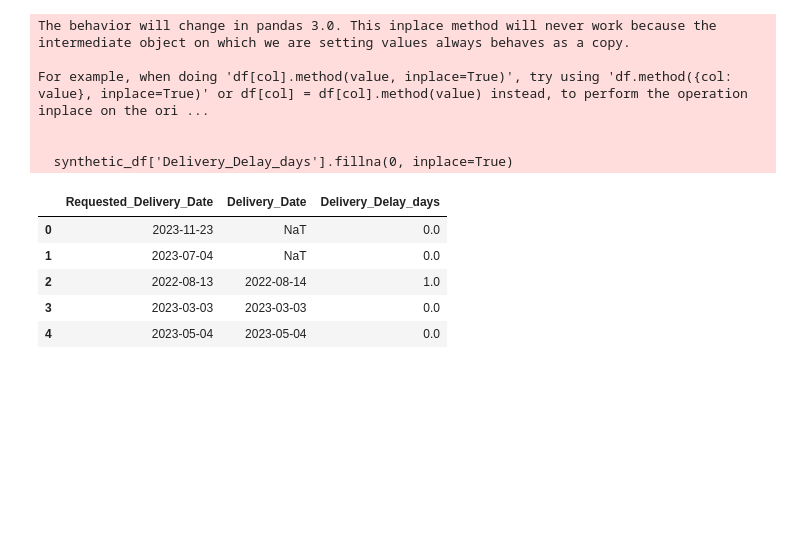
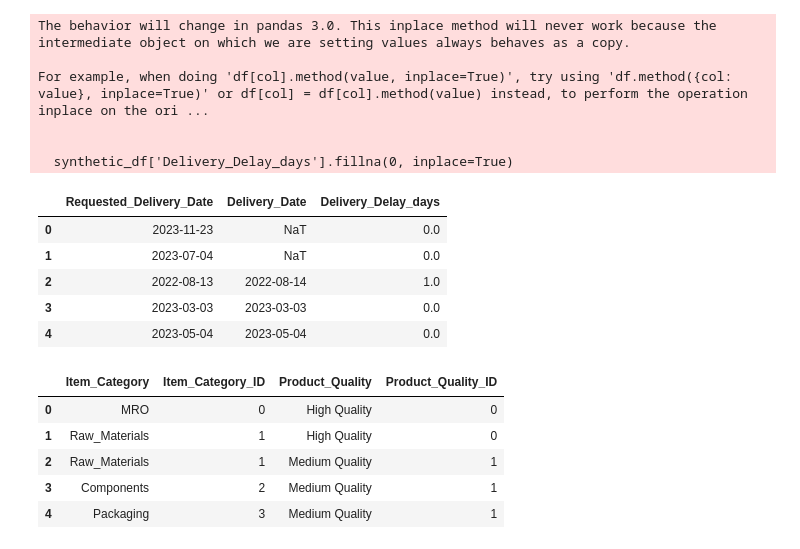
Before and after one commit to bhanulk/supplier_reliability_prediction, a Jupyter notebook: dataset_generation.ipynb, the cells around one changed output. Cells and saved outputs as stored; diff of their text form; code cells hidden in the pictures; blank space fills up the shorter version.

```diff
--- a/dataset_generation.ipynb
+++ b/dataset_generation.ipynb
@@ -225,3 +225,22 @@ For example, when doing 'df[col].method(value, inplace=True)', try using 'df.met
 | 2 | 2022-08-13 | 2022-08-14 | 1.0 |
 | 3 | 2023-03-03 | 2023-03-03 | 0.0 |
 | 4 | 2023-05-04 | 2023-05-04 | 0.0 |
+# %%
+# Create unique identifiers for Item_Category
+item_category_map = {category: i for i, category in enumerate(synthetic_df['Item_Category'].unique())}
+synthetic_df['Item_Category_ID'] = synthetic_df['Item_Category'].map(item_category_map)
+
+# Create unique identifiers for Product_Quality
+product_quality_map = {quality: i for i, quality in enumerate(synthetic_df['Product_Quality'].unique())}
+synthetic_df['Product_Quality_ID'] = synthetic_df['Product_Quality'].map(product_quality_map)
+
+file_path = "synthetic_supplier_dataset.csv"
+synthetic_df.to_csv(file_path, index=False)
+display(synthetic_df[['Item_Category', 'Item_Category_ID', 'Product_Quality', 'Product_Quality_ID']].head())
+# %% [output]
+|  | Item_Category | Item_Category_ID | Product_Quality | Product_Quality_ID |
+| 0 | MRO | 0 | High Quality | 0 |
+| 1 | Raw_Materials | 1 | High Quality | 0 |
+| 2 | Raw_Materials | 1 | Medium Quality | 1 |
+| 3 | Components | 2 | Medium Quality | 1 |
+| 4 | Packaging | 3 | Medium Quality | 1 |
```
